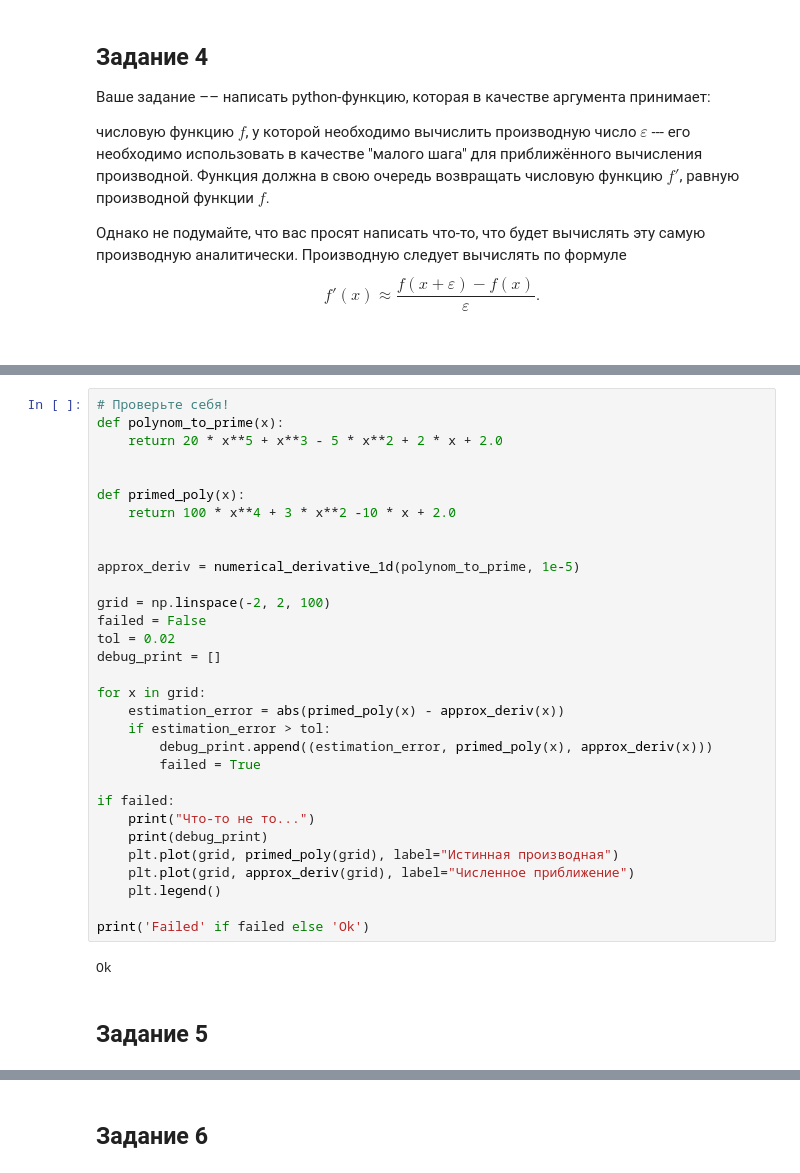
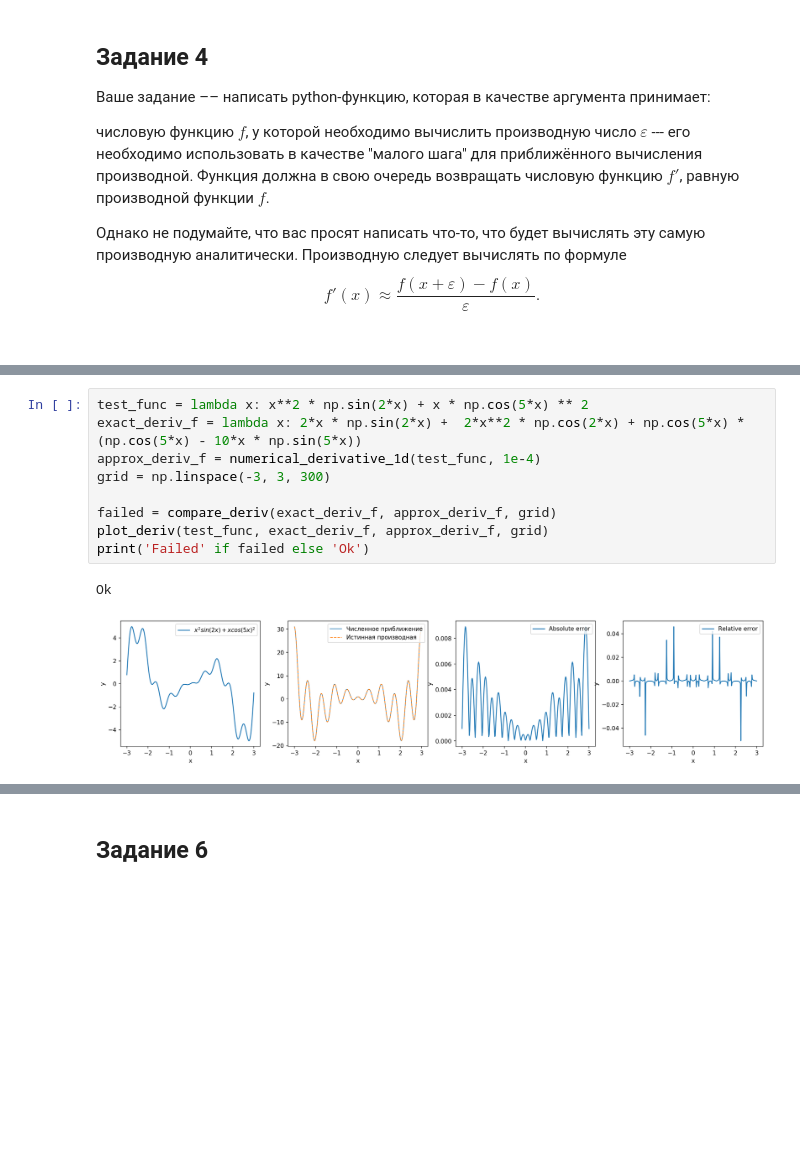
Before and after one commit to maratzainullin/ml-dl, a Jupyter notebook: [homework]gradient.ipynb, the cells around one changed output, grey strips where cells are left out. Drawn from its saved outputs; the diff is of its cells as text; blank space fills up the shorter version.

```diff
--- a/[homework]gradient.ipynb
+++ b/[homework]gradient.ipynb
@@ -88,36 +115,13 @@ def numerical_derivative_1d(func, epsilon):
-# %%
-# Проверьте себя!
-def polynom_to_prime(x):
-    return 20 * x**5 + x**3 - 5 * x**2 + 2 * x + 2.0
-
-
-def primed_poly(x):
-    return 100 * x**4 + 3 * x**2 -10 * x + 2.0
-
-
-approx_deriv = numerical_derivative_1d(polynom_to_prime, 1e-5)
-
-grid = np.linspace(-2, 2, 100)
-failed = False
-tol = 0.02
-debug_print = []
-
-for x in grid:
-    estimation_error = abs(primed_poly(x) - approx_deriv(x))
-    if estimation_error > tol:
-        debug_print.append((estimation_error, primed_poly(x), approx_deriv(x)))
-        failed = True
-
-if failed:
-    print("Что-то не то...")
-    print(debug_print)
-    plt.plot(grid, primed_poly(grid), label="Истинная производная")
-    plt.plot(grid, approx_deriv(grid), label="Численное приближение")
-    plt.legend()
-
-print('Failed' if failed else 'Ok')
-# %% [output]
-Ok
-# %% [markdown]
-## Задание 5 ##
+# %%
+test_func = lambda x: x**2 * np.sin(2*x) + x * np.cos(5*x) ** 2
+exact_deriv_f = lambda x: 2*x * np.sin(2*x) +  2*x**2 * np.cos(2*x) + np.cos(5*x) * (np.cos(5*x) - 10*x * np.sin(5*x))
+approx_deriv_f = numerical_derivative_1d(test_func, 1e-4)
+grid = np.linspace(-3, 3, 300)
+
+failed = compare_deriv(exact_deriv_f, approx_deriv_f, grid)
+plot_deriv(test_func, exact_deriv_f, approx_deriv_f, grid)
+print('Failed' if failed else 'Ok')
+# %% [output]
+Ok
+[figure, added]
 # %% [markdown]
```
Also changed, not shown: parts of 12 cells of this notebook.
